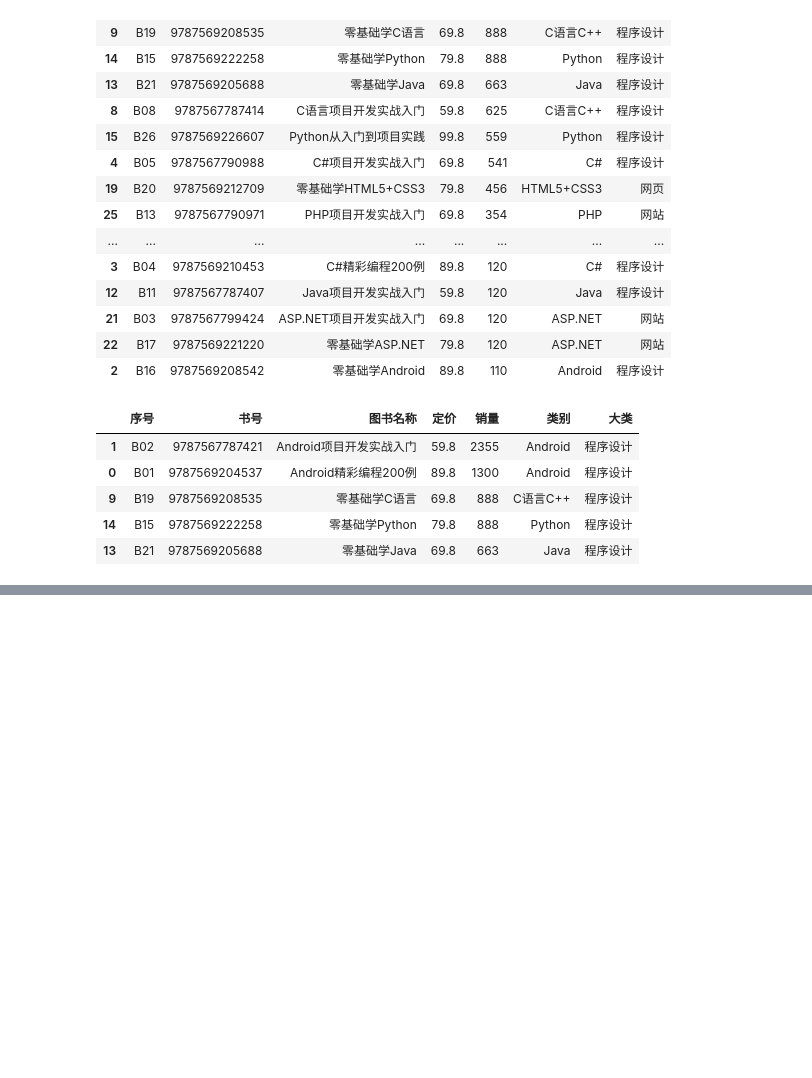
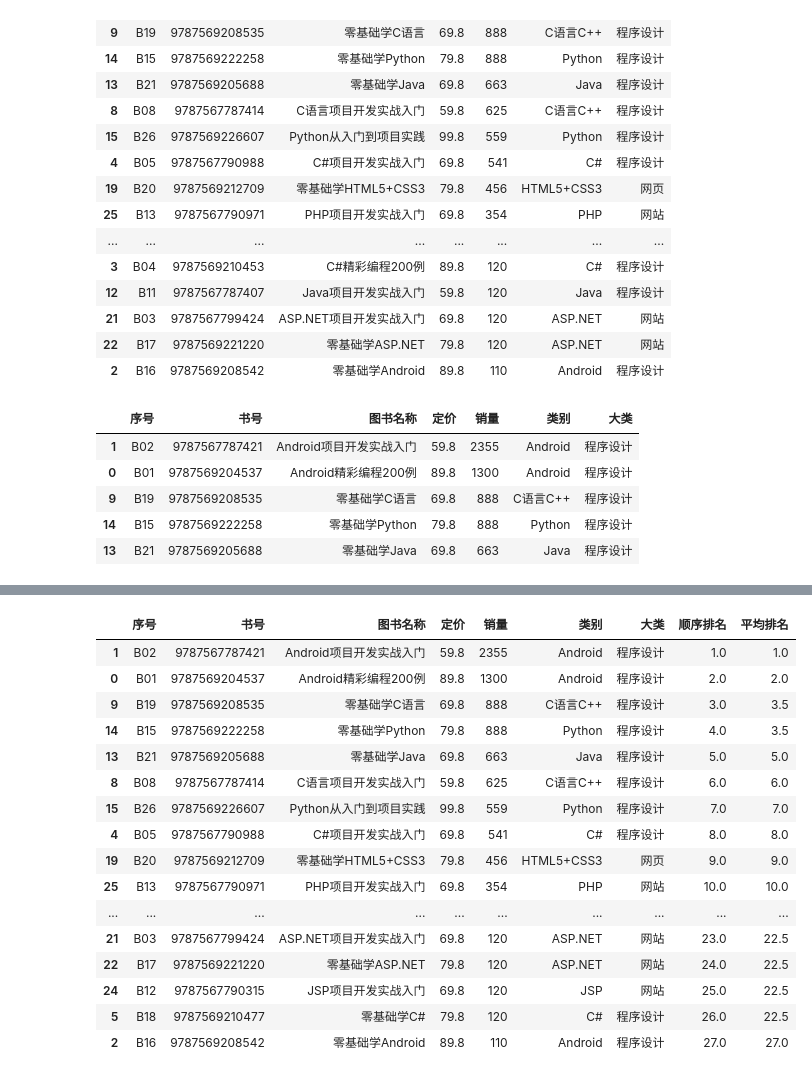
Before and after one commit to Mushaddict/Python, a Jupyter notebook: 数据分析从入门到实践/3.pd.ipynb, the cells around one changed output, grey strips where cells are left out. Drawn from its saved outputs; the diff is of its cells as text; code cells hidden in the pictures; blank space fills up the shorter version.

```diff
--- a/数据分析从入门到实践/3.pd.ipynb
+++ b/数据分析从入门到实践/3.pd.ipynb
@@ -535,0 +574,6 @@ df.sort_values(by = ['销量', '图书名称'], ascending = [False, True]).head(
+# %%
+df = pd.DataFrame(pd.read_excel('mrbook.xlsx'))
+# %%
+df = df.sort_values(by = '销量', ascending = False)
+df['顺序排名'] = df['销量'].rank(method = "first", ascending = False)
+df[['图书名称', '销量', '顺序排名']]
@@ -535,0 +598,21 @@ df.sort_values(by = ['销量', '图书名称'], ascending = [False, True]).head(
+# %%
+df['平均排名'] = df['销量'].rank(ascending = False)
+df
+# %% [output]
+|  | 序号 | 书号 | 图书名称 | 定价 | 销量 | 类别 | 大类 | 顺序排名 | 平均排名 |
+| 1 | B02 | 9787567787421 | Android项目开发实战入门 | 59.8 | 2355 | Android | 程序设计 | 1.0 | 1.0 |
+| 0 | B01 | 9787569204537 | Android精彩编程200例 | 89.8 | 1300 | Android | 程序设计 | 2.0 | 2.0 |
+| 9 | B19 | 9787569208535 | 零基础学C语言 | 69.8 | 888 | C语言C++ | 程序设计 | 3.0 | 3.5 |
+| 14 | B15 | 9787569222258 | 零基础学Python | 79.8 | 888 | Python | 程序设计 | 4.0 | 3.5 |
+| 13 | B21 | 9787569205688 | 零基础学Java | 69.8 | 663 | Java | 程序设计 | 5.0 | 5.0 |
+| 8 | B08 | 9787567787414 | C语言项目开发实战入门 | 59.8 | 625 | C语言C++ | 程序设计 | 6.0 | 6.0 |
+| 15 | B26 | 9787569226607 | Python从入门到项目实践 | 99.8 | 559 | Python | 程序设计 | 7.0 | 7.0 |
+| 4 | B05 | 9787567790988 | C#项目开发实战入门 | 69.8 | 541 | C# | 程序设计 | 8.0 | 8.0 |
+| 19 | B20 | 9787569212709 | 零基础学HTML5+CSS3 | 79.8 | 456 | HTML5+CSS3 | 网页 | 9.0 | 9.0 |
+| 25 | B13 | 9787567790971 | PHP项目开发实战入门 | 69.8 | 354 | PHP | 网站 | 10.0 | 10.0 |
+| ... | ... | ... | ... | ... | ... | ... | ... | ... | ... |
+| 21 | B03 | 9787567799424 | ASP.NET项目开发实战入门 | 69.8 | 120 | ASP.NET | 网站 | 23.0 | 22.5 |
+| 22 | B17 | 9787569221220 | 零基础学ASP.NET | 79.8 | 120 | ASP.NET | 网站 | 24.0 | 22.5 |
+| 24 | B12 | 9787567790315 | JSP项目开发实战入门 | 69.8 | 120 | JSP | 网站 | 25.0 | 22.5 |
+| 5 | B18 | 9787569210477 | 零基础学C# | 79.8 | 120 | C# | 程序设计 | 26.0 | 22.5 |
+| 2 | B16 | 9787569208542 | 零基础学Android | 89.8 | 110 | Android | 程序设计 | 27.0 | 27.0 |
```
Also changed, not shown: parts of 5 cells of this notebook.
